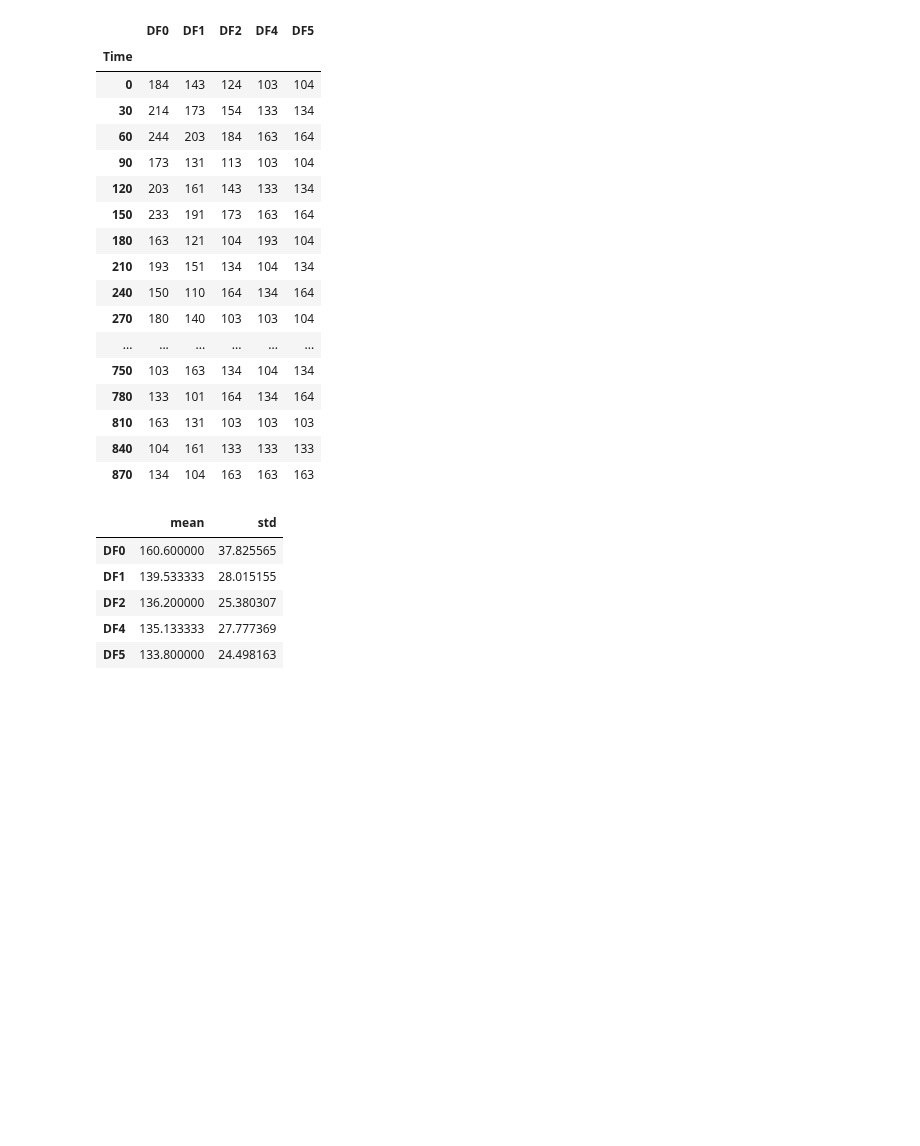
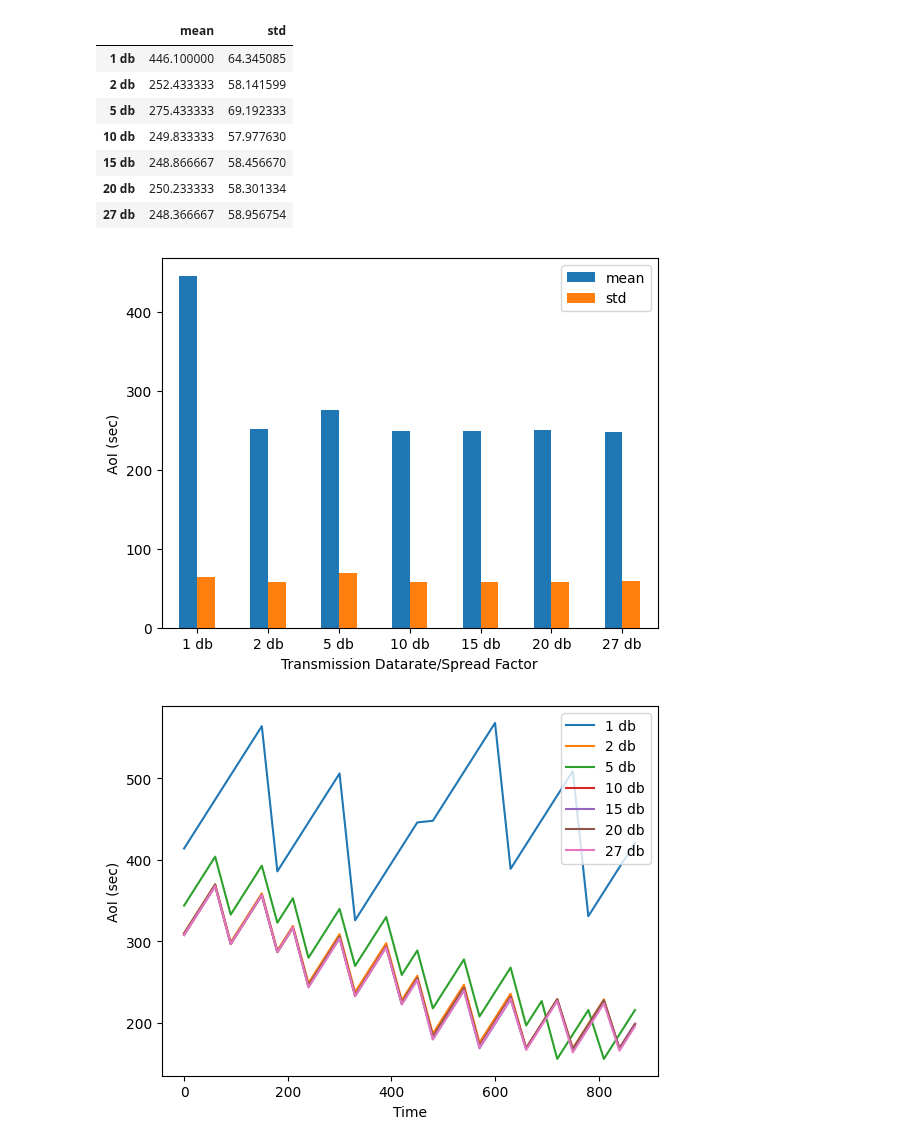
Before and after one commit to maxDeCoder/Avignon_LORA, a Jupyter notebook: test.ipynb, the cells around one changed output. Saved outputs shown, nothing was run; the diff lists cells and outputs as text; code cells hidden in the pictures; blank space fills up the shorter version.

Commit message:
more data

```diff
--- a/test.ipynb
+++ b/test.ipynb
@@ -98,47 +47,47 @@ generate_packets(20, 50)
 # %%
 import pandas as pd
 import os
+# %%
+l = os.listdir("./data/experiment datarates/")
+
+df = pd.DataFrame()
+for item in l:
+    df[f"{item.split('.')[0]}"] = pd.read_csv(f"./data/experiment datarates/{item}")["AoI"]
+df.index.name="Time"
+df.index = df.index * 30
 # %%
-l = [0,1,2,4,5]
-
+l = [1,2,5,10,15,20,27]
 df = pd.DataFrame()
 for item in l:
-    df[f"DF{item}"] = pd.read_csv(f"./data/AOI measurements/30_30/AoI_{item}.csv")["AoI"]
+    df[f"{item} db"] = pd.read_csv(f"./data/experiment txp/{item} db.csv")["AoI"]
 df.index.name="Time"
 df.index = df.index * 30
-df
-# %% [output]
-|  | DF0 | DF1 | DF2 | DF4 | DF5 |
-| Time |  |  |  |  |  |
-| 0 | 184 | 143 | 124 | 103 | 104 |
-| 30 | 214 | 173 | 154 | 133 | 134 |
-| 60 | 244 | 203 | 184 | 163 | 164 |
-| 90 | 173 | 131 | 113 | 103 | 104 |
-| 120 | 203 | 161 | 143 | 133 | 134 |
-| 150 | 233 | 191 | 173 | 163 | 164 |
-| 180 | 163 | 121 | 104 | 193 | 104 |
-| 210 | 193 | 151 | 134 | 104 | 134 |
-| 240 | 150 | 110 | 164 | 134 | 164 |
-| 270 | 180 | 140 | 103 | 103 | 104 |
-| ... | ... | ... | ... | ... | ... |
-| 750 | 103 | 163 | 134 | 104 | 134 |
-| 780 | 133 | 101 | 164 | 134 | 164 |
-| 810 | 163 | 131 | 103 | 103 | 103 |
-| 840 | 104 | 161 | 133 | 133 | 133 |
-| 870 | 134 | 104 | 163 | 163 | 163 |
 # %%
 import numpy as np
 # %%
 avgs, stds = np.mean(df.to_numpy(), axis=0), np.std(df.to_numpy(),axis=0)
-avgs, stds
+aggs = pd.DataFrame({"mean": avgs, "std": stds}, index=df.columns)
+display(aggs)
+ax = aggs.plot.bar()
 
-pd.DataFrame({"mean": avgs, "std": stds}, index=df.columns)
+ax.set_xticklabels(aggs.index, rotation = 0)
+ax.set_xlabel("Transmission Datarate/Spread Factor")
+ax.set_ylabel("AoI (sec)")
+plt.show()
+
+ax = df.plot.line()
+ax.set_ylabel("AoI (sec)")
+plt.show()
 # %% [output]
 |  | mean | std |
-| DF0 | 160.600000 | 37.825565 |
-| DF1 | 139.533333 | 28.015155 |
-| DF2 | 136.200000 | 25.380307 |
-| DF4 | 135.133333 | 27.777369 |
-| DF5 | 133.800000 | 24.498163 |
+| 1 db | 446.100000 | 64.345085 |
+| 2 db | 252.433333 | 58.141599 |
+| 5 db | 275.433333 | 69.192333 |
+| 10 db | 249.833333 | 57.977630 |
+| 15 db | 248.866667 | 58.456670 |
+| 20 db | 250.233333 | 58.301334 |
+| 27 db | 248.366667 | 58.956754 |
+[figure, added]
+[figure, added]
 # %%
 from plotly import express as px
```
Also changed, not shown: parts of 8 cells of this notebook, 23 other files.
